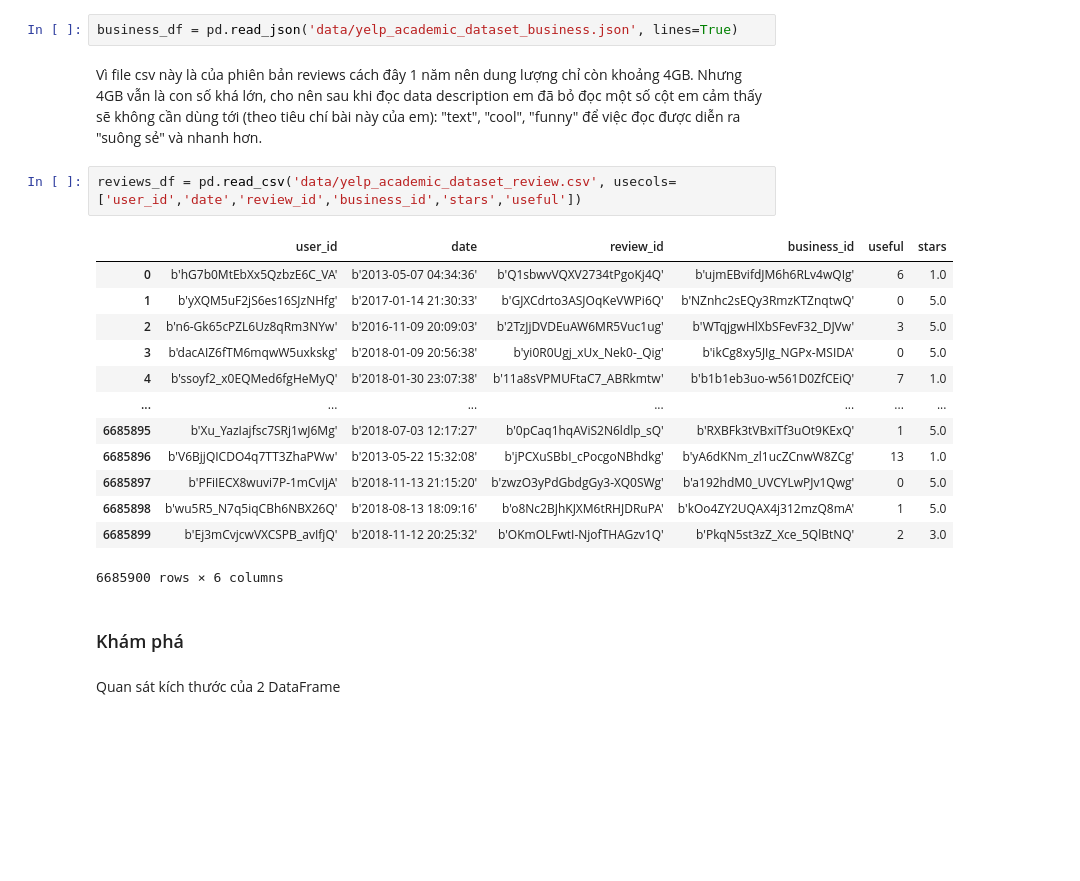
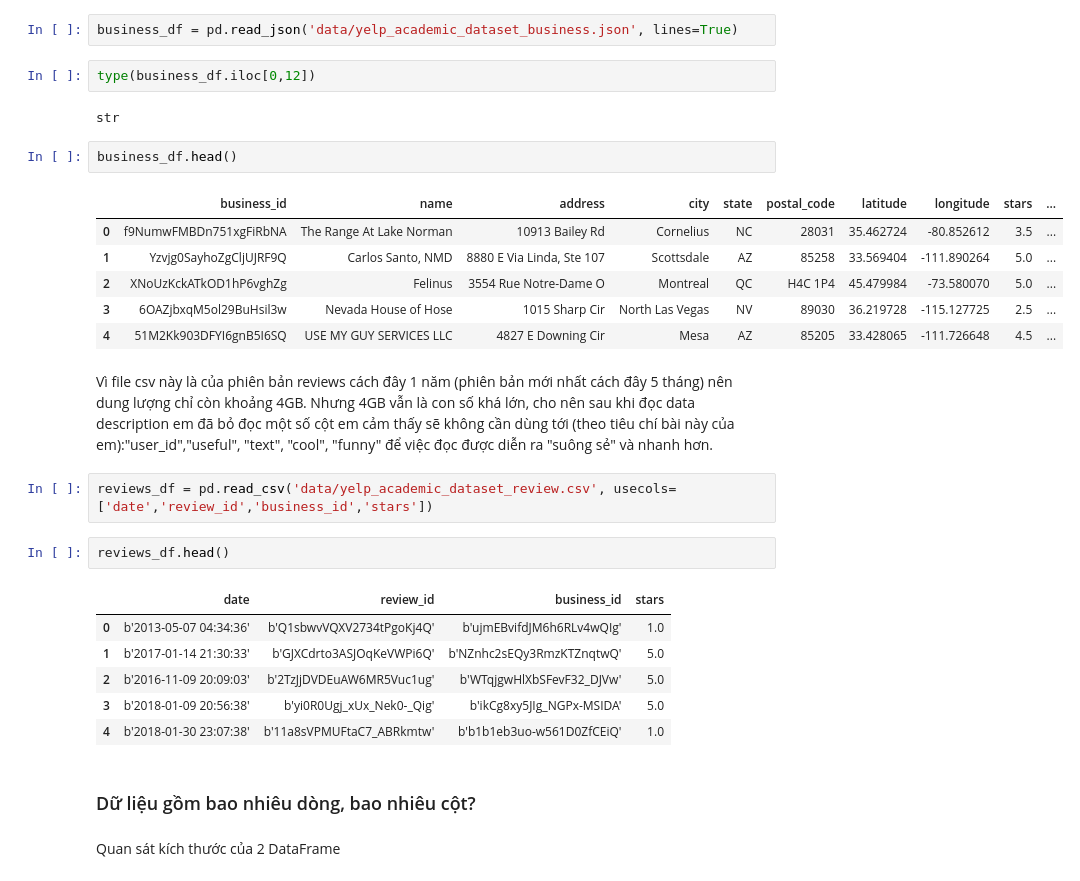
Before and after one commit to nguyenhuands99/p4ds-final-project, a Jupyter notebook: 1712466-NguyenHuuHuan.ipynb, the cells around one changed output. Cells and saved outputs as stored; diff of their text form; blank space fills up the shorter version.

```diff
--- a/1712466-NguyenHuuHuan.ipynb
+++ b/1712466-NguyenHuuHuan.ipynb
@@ -64,26 +64,34 @@ Phần mô tả dữ liệu này Yelp không cung cấp trên Kaggle mà để
 Khá may mắn là mặc dù các file này là json nhưng cấu trúc nó khá "ngay ngắn" và có thể đọc thành DataFrame bằng hàm `pd.read_json()`. Nhưng cũng khá xui vì file về reviews khá nặng (6GB!), ban đầu em cũng thử cố đọc file này bằng cách định nghĩa các cột trước khi đọc và chia thành đọc các 'chunk' nhỏ, tuy nhiên máy vẫn bị "đơ". Để tiết kiệm thời gian thì em đã lên Kaggle tải file ["reviews.csv"](https://www.kaggle.com/darshank2019/review) mà người khác đã convert trước đó.
 # %%
 business_df = pd.read_json('data/yelp_academic_dataset_business.json', lines=True)
+# %%
+type(business_df.iloc[0,12])
+# %% [output]
+str
+# %%
+business_df.head()
+# %% [output]
+|  | business_id | name | address | city | state | postal_code | latitude | longitude | stars | ... |
+| 0 | f9NumwFMBDn751xgFiRbNA | The Range At Lake Norman | 10913 Bailey Rd | Cornelius | NC | 28031 | 35.462724 | -80.852612 | 3.5 | ... |
+| 1 | Yzvjg0SayhoZgCljUJRF9Q | Carlos Santo, NMD | 8880 E Via Linda, Ste 107 | Scottsdale | AZ | 85258 | 33.569404 | -111.890264 | 5.0 | ... |
+| 2 | XNoUzKckATkOD1hP6vghZg | Felinus | 3554 Rue Notre-Dame O | Montreal | QC | H4C 1P4 | 45.479984 | -73.580070 | 5.0 | ... |
+| 3 | 6OAZjbxqM5ol29BuHsil3w | Nevada House of Hose | 1015 Sharp Cir | North Las Vegas | NV | 89030 | 36.219728 | -115.127725 | 2.5 | ... |
+| 4 | 51M2Kk903DFYI6gnB5I6SQ | USE MY GUY SERVICES LLC | 4827 E Downing Cir | Mesa | AZ | 85205 | 33.428065 | -111.726648 | 4.5 | ... |
 # %% [markdown]
- Vì file csv này là của phiên bản reviews cách đây 1 năm nên dung lượng chỉ còn khoảng 4GB. Nhưng 4GB vẫn là con số khá lớn, cho nên sau khi đọc data description em đã bỏ đọc một số cột em cảm thấy sẽ không cần dùng tới (theo tiêu chí bài này của em): "text", "cool", "funny" để việc đọc được diễn ra "suông sẻ" và nhanh hơn.
+ Vì file csv này là của phiên bản reviews cách đây 1 năm (phiên bản mới nhất cách đây 5 tháng) nên dung lượng chỉ còn khoảng 4GB. Nhưng 4GB vẫn là con số khá lớn, cho nên sau khi đọc data description em đã bỏ đọc một số cột em cảm thấy sẽ không cần dùng tới (theo tiêu chí bài này của em):"user_id","useful", "text", "cool", "funny" để việc đọc được diễn ra "suông sẻ" và nhanh hơn.
 # %%
-reviews_df = pd.read_csv('data/yelp_academic_dataset_review.csv', usecols=['user_id','date','review_id','business_id','stars','useful'])
+reviews_df = pd.read_csv('data/yelp_academic_dataset_review.csv', usecols=['date','review_id','business_id','stars'])
-# %% [output]
-|  | user_id | date | review_id | business_id | useful | stars |
-| 0 | b'hG7b0MtEbXx5QzbzE6C_VA' | b'2013-05-07 04:34:36' | b'Q1sbwvVQXV2734tPgoKj4Q' | b'ujmEBvifdJM6h6RLv4wQIg' | 6 | 1.0 |
-| 1 | b'yXQM5uF2jS6es16SJzNHfg' | b'2017-01-14 21:30:33' | b'GJXCdrto3ASJOqKeVWPi6Q' | b'NZnhc2sEQy3RmzKTZnqtwQ' | 0 | 5.0 |
-| 2 | b'n6-Gk65cPZL6Uz8qRm3NYw' | b'2016-11-09 20:09:03' | b'2TzJjDVDEuAW6MR5Vuc1ug' | b'WTqjgwHlXbSFevF32_DJVw' | 3 | 5.0 |
-| 3 | b'dacAIZ6fTM6mqwW5uxkskg' | b'2018-01-09 20:56:38' | b'yi0R0Ugj_xUx_Nek0-_Qig' | b'ikCg8xy5JIg_NGPx-MSIDA' | 0 | 5.0 |
-| 4 | b'ssoyf2_x0EQMed6fgHeMyQ' | b'2018-01-30 23:07:38' | b'11a8sVPMUFtaC7_ABRkmtw' | b'b1b1eb3uo-w561D0ZfCEiQ' | 7 | 1.0 |
-| ... | ... | ... | ... | ... | ... | ... |
-| 6685895 | b'Xu_YazIajfsc7SRj1wJ6Mg' | b'2018-07-03 12:17:27' | b'0pCaq1hqAViS2N6ldlp_sQ' | b'RXBFk3tVBxiTf3uOt9KExQ' | 1 | 5.0 |
-| 6685896 | b'V6BjjQICDO4q7TT3ZhaPWw' | b'2013-05-22 15:32:08' | b'jPCXuSBbI_cPocgoNBhdkg' | b'yA6dKNm_zl1ucZCnwW8ZCg' | 13 | 1.0 |
-| 6685897 | b'PFiIECX8wuvi7P-1mCvIjA' | b'2018-11-13 21:15:20' | b'zwzO3yPdGbdgGy3-XQ0SWg' | b'a192hdM0_UVCYLwPJv1Qwg' | 0 | 5.0 |
-| 6685898 | b'wu5R5_N7q5iqCBh6NBX26Q' | b'2018-08-13 18:09:16' | b'o8Nc2BJhKJXM6tRHJDRuPA' | b'kOo4ZY2UQAX4j312mzQ8mA' | 1 | 5.0 |
-| 6685899 | b'Ej3mCvjcwVXCSPB_avIfjQ' | b'2018-11-12 20:25:32' | b'OKmOLFwtI-NjofTHAGzv1Q' | b'PkqN5st3zZ_Xce_5QlBtNQ' | 2 | 3.0 |
-6685900 rows × 6 columns
-# %% [markdown]
-### Khám phá
+# %%
+reviews_df.head()
+# %% [output]
+|  | date | review_id | business_id | stars |
+| 0 | b'2013-05-07 04:34:36' | b'Q1sbwvVQXV2734tPgoKj4Q' | b'ujmEBvifdJM6h6RLv4wQIg' | 1.0 |
+| 1 | b'2017-01-14 21:30:33' | b'GJXCdrto3ASJOqKeVWPi6Q' | b'NZnhc2sEQy3RmzKTZnqtwQ' | 5.0 |
+| 2 | b'2016-11-09 20:09:03' | b'2TzJjDVDEuAW6MR5Vuc1ug' | b'WTqjgwHlXbSFevF32_DJVw' | 5.0 |
+| 3 | b'2018-01-09 20:56:38' | b'yi0R0Ugj_xUx_Nek0-_Qig' | b'ikCg8xy5JIg_NGPx-MSIDA' | 5.0 |
+| 4 | b'2018-01-30 23:07:38' | b'11a8sVPMUFtaC7_ABRkmtw' | b'b1b1eb3uo-w561D0ZfCEiQ' | 1.0 |
+# %% [markdown]
+### Dữ liệu gồm bao nhiêu dòng, bao nhiêu cột?
 # %% [markdown]
 Quan sát kích thước của 2 DataFrame
 # %%
```
Also changed, not shown: parts of 44 cells of this notebook.
